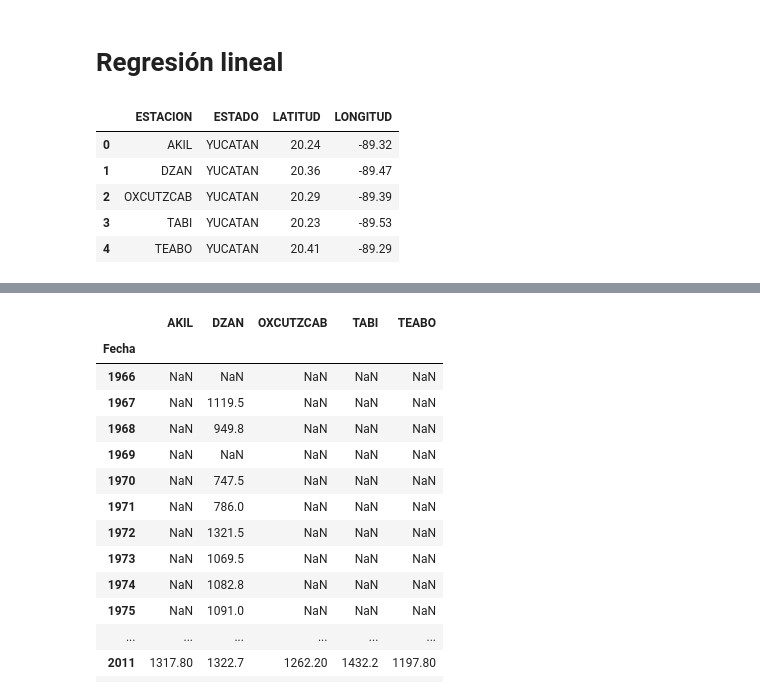
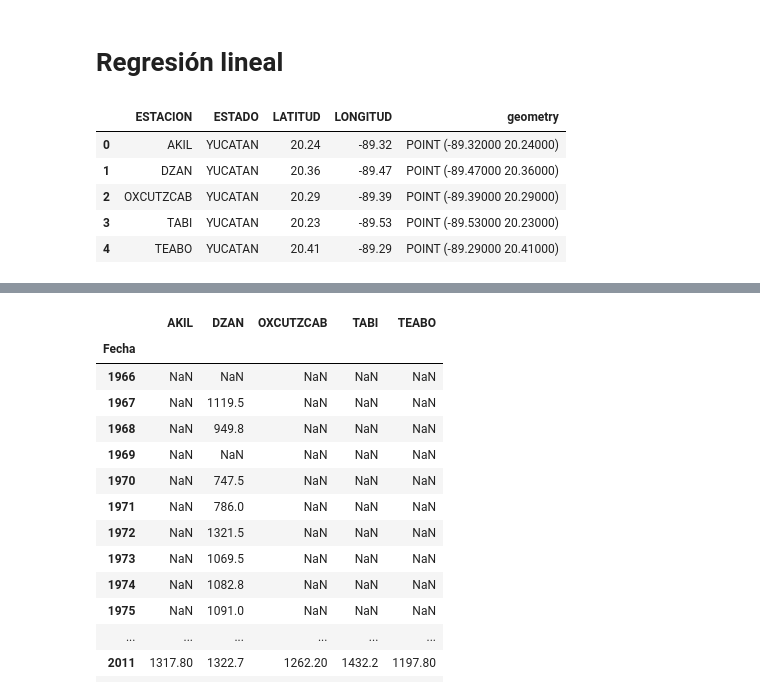
Before and after one commit to rodrigoms95/Hidro_sup, a Jupyter notebook: Clase 9/Precipitacion.ipynb, the cells around one changed output, grey strips where cells are left out. Cells and saved outputs as stored; diff of their text form; code cells hidden in the pictures.

```diff
--- a/Clase 9/Precipitacion.ipynb
+++ b/Clase 9/Precipitacion.ipynb
@@ -144,14 +144,25 @@ path_y = path + "YUCATAN/"
 
 # Archivo con nombre de datos.
 file_n = "ESTACIONES_YUCATAN.csv"
-# %%
-# Cargamos la lista de estaciones.
-df = pd.read_csv(path_y + file_n)
-df
-# %% [output]
-|  | ESTACION | ESTADO | LATITUD | LONGITUD |
-| 0 | AKIL | YUCATAN | 20.24 | -89.32 |
-| 1 | DZAN | YUCATAN | 20.36 | -89.47 |
-| 2 | OXCUTZCAB | YUCATAN | 20.29 | -89.39 |
-| 3 | TABI | YUCATAN | 20.23 | -89.53 |
-| 4 | TEABO | YUCATAN | 20.41 | -89.29 |
+# %%
+# Cargamos la lista de estaciones.
+Estaciones = pd.read_csv(path_y + file_n)
+
+# Creamos un punto con las coordenadas.
+Estaciones["geometry"] = None
+Estaciones["geometry"] = gpd.points_from_xy(
+    Estaciones["LONGITUD"], Estaciones["LATITUD"])
+
+# Creamos un GeoDataFrame.
+# Las coordenadas están en WGS84 EPSG:4326.
+Estaciones = gpd.GeoDataFrame(Estaciones, geometry = "geometry", crs = 4326)
+
+# Datos
+Estaciones
+# %% [output]
+|  | ESTACION | ESTADO | LATITUD | LONGITUD | geometry |
+| 0 | AKIL | YUCATAN | 20.24 | -89.32 | POINT (-89.32000 20.24000) |
+| 1 | DZAN | YUCATAN | 20.36 | -89.47 | POINT (-89.47000 20.36000) |
+| 2 | OXCUTZCAB | YUCATAN | 20.29 | -89.39 | POINT (-89.39000 20.29000) |
+| 3 | TABI | YUCATAN | 20.23 | -89.53 | POINT (-89.53000 20.23000) |
+| 4 | TEABO | YUCATAN | 20.41 | -89.29 | POINT (-89.29000 20.41000) |
```
Also changed, not shown: parts of 2 cells of this notebook, 17 other files.
